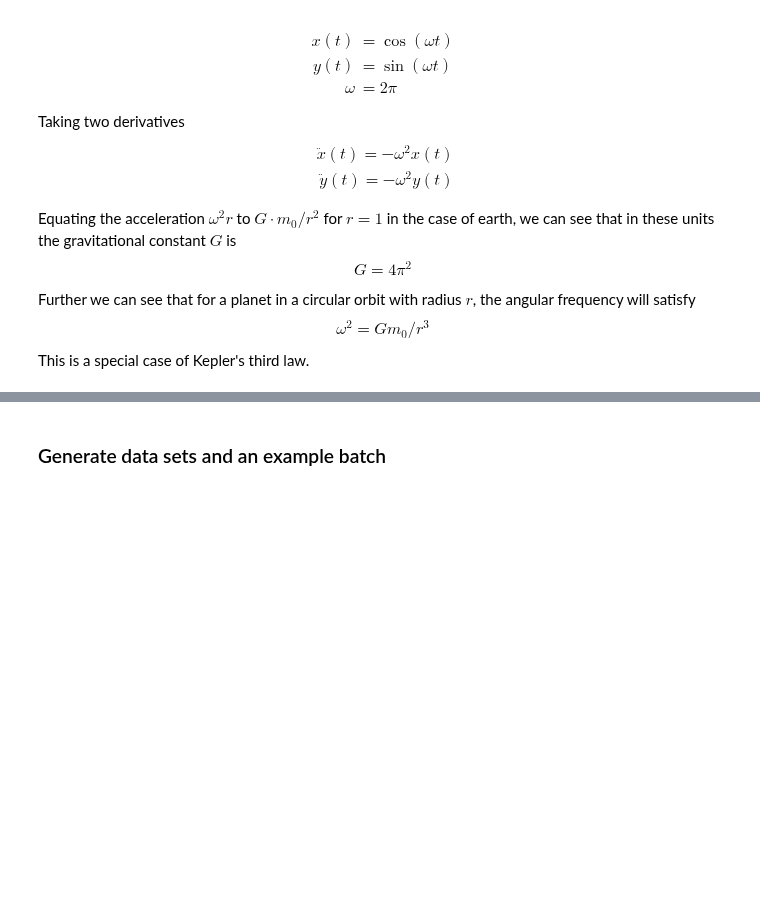
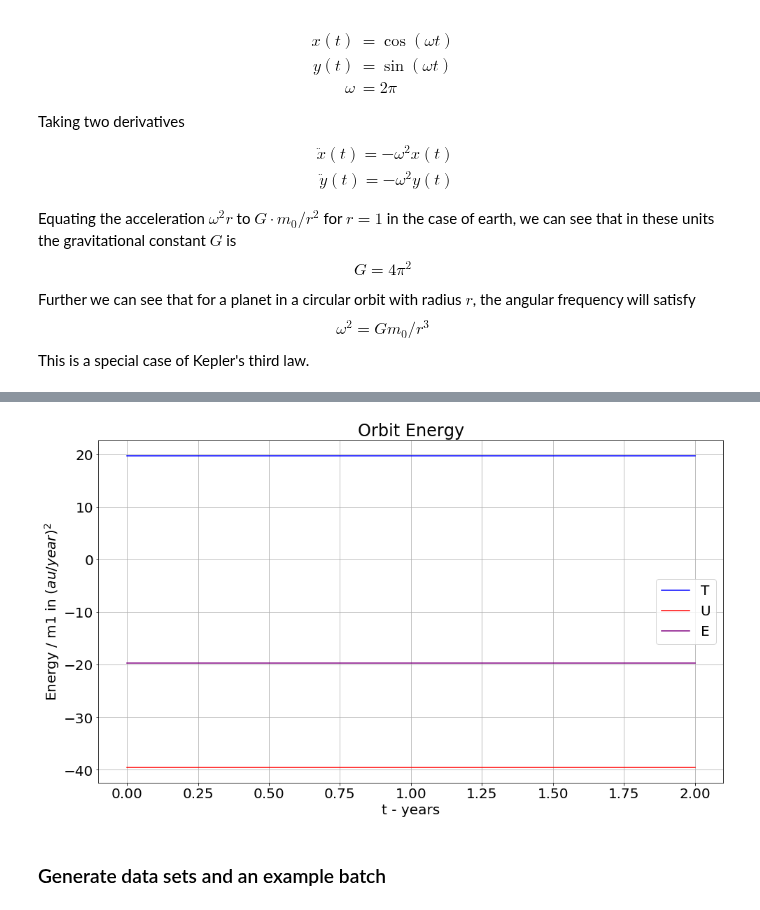
Before and after one commit to memanuel/IACS-n-body, a Jupyter notebook: src/two-body-restricted-circular.ipynb, the cells around one changed output, grey strips where cells are left out. Cells and saved outputs as stored; diff of their text form; code cells hidden in the pictures; blank space fills up the shorter version.

```diff
--- a/src/two-body-restricted-circular.ipynb
+++ b/src/two-body-restricted-circular.ipynb
@@ -89,5 +92,7 @@ data_earth = {**inputs_earth, **outputs_earth}
 # %%
-# fig, ax = plot_orbit_energy(data_earth)
+fig, ax = plot_orbit_energy(data_earth)
+# %% [output]
+[figure, added]
 # %% [markdown]
 ### Generate data sets and an example batch
 # %%
```
Also changed, not shown: parts of 29 cells of this notebook, 6 other files.
